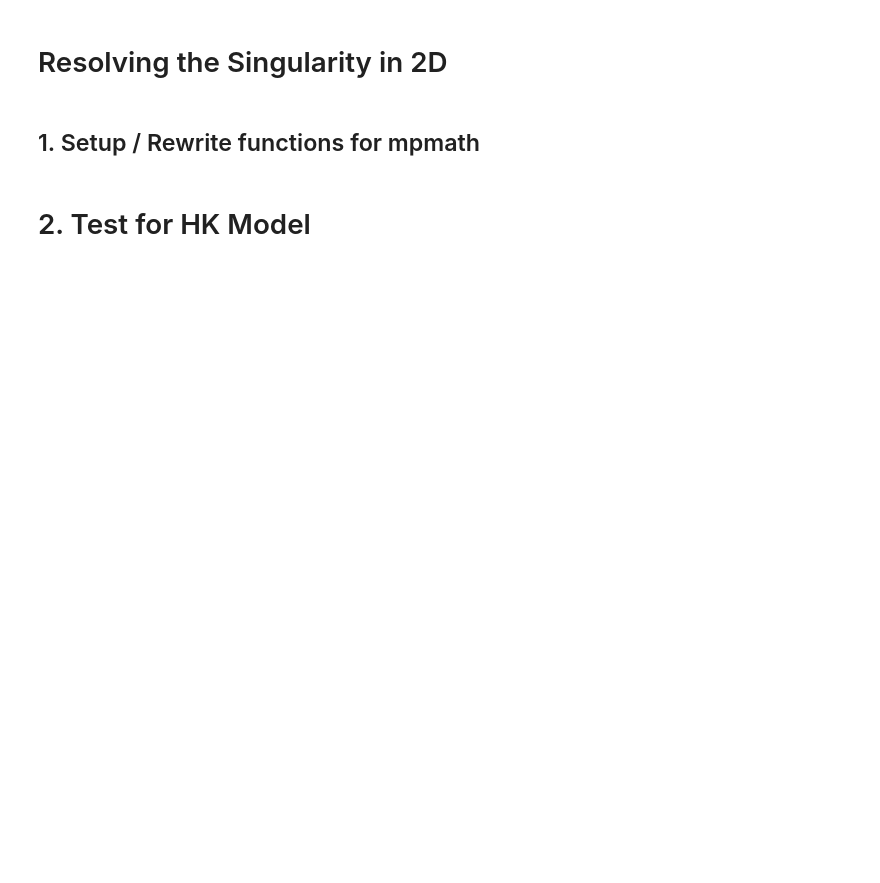
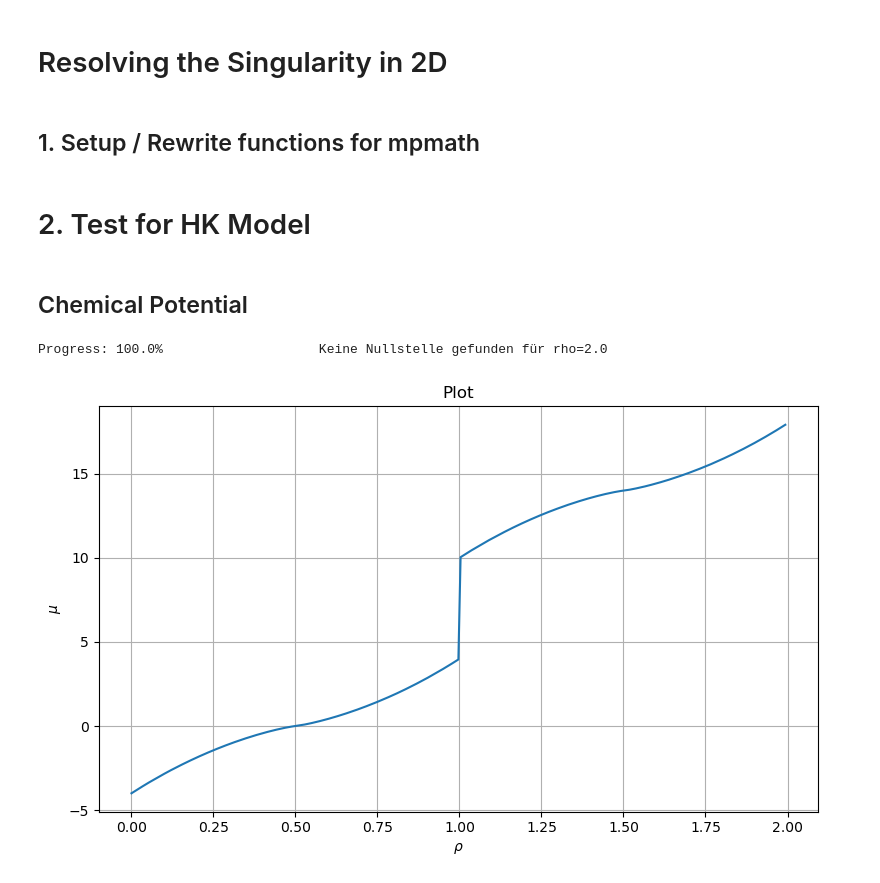
Before and after one commit to janjhch/bachelorthesis, a Jupyter notebook: meanfield/singularity_2d.ipynb, the cells around one changed output. Cells and saved outputs as stored; diff of their text form; code cells hidden in the pictures; blank space fills up the shorter version.

```diff
--- a/meanfield/singularity_2d.ipynb
+++ b/meanfield/singularity_2d.ipynb
@@ -144,3 +172,16 @@ def plot_mpf_arrays(x_array, y_array, xlabel='x', ylabel='y', title='Plot'):
     plt.show()
 # %% [markdown]
 # 2. Test for HK Model
+# %% [markdown]
+## Chemical Potential
+# %%
+rho_list = linspace(0, 2, 300)
+
+mu_list_hk = create_mu_list(rho_list, 14, 0)
+# %% [output]
+Progress: 100.0%                    Keine Nullstelle gefunden für rho=2.0
+# %%
+
+plot_mpf_arrays(rho_list, mu_list_hk, r'$\rho$', r'$\mu$')
+# %% [output]
+[figure, added]
```
Also changed, not shown: parts of 9 cells of this notebook.
